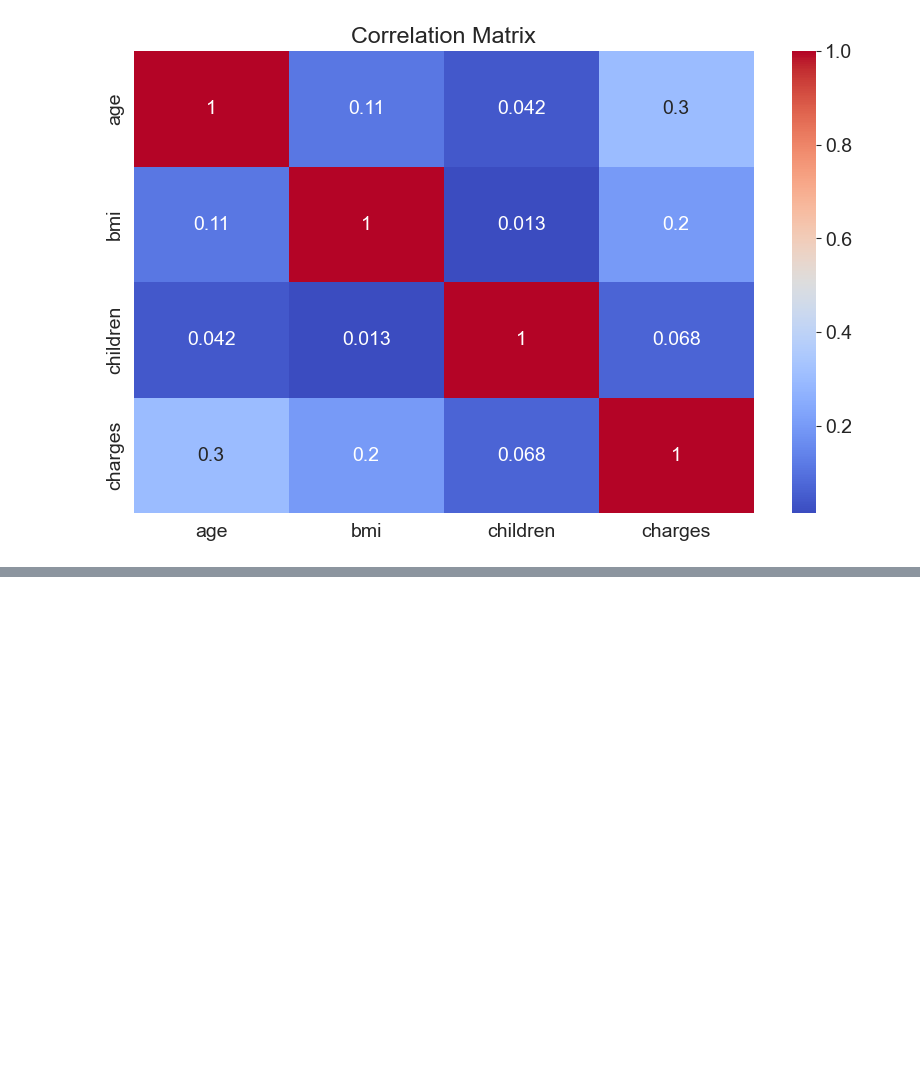
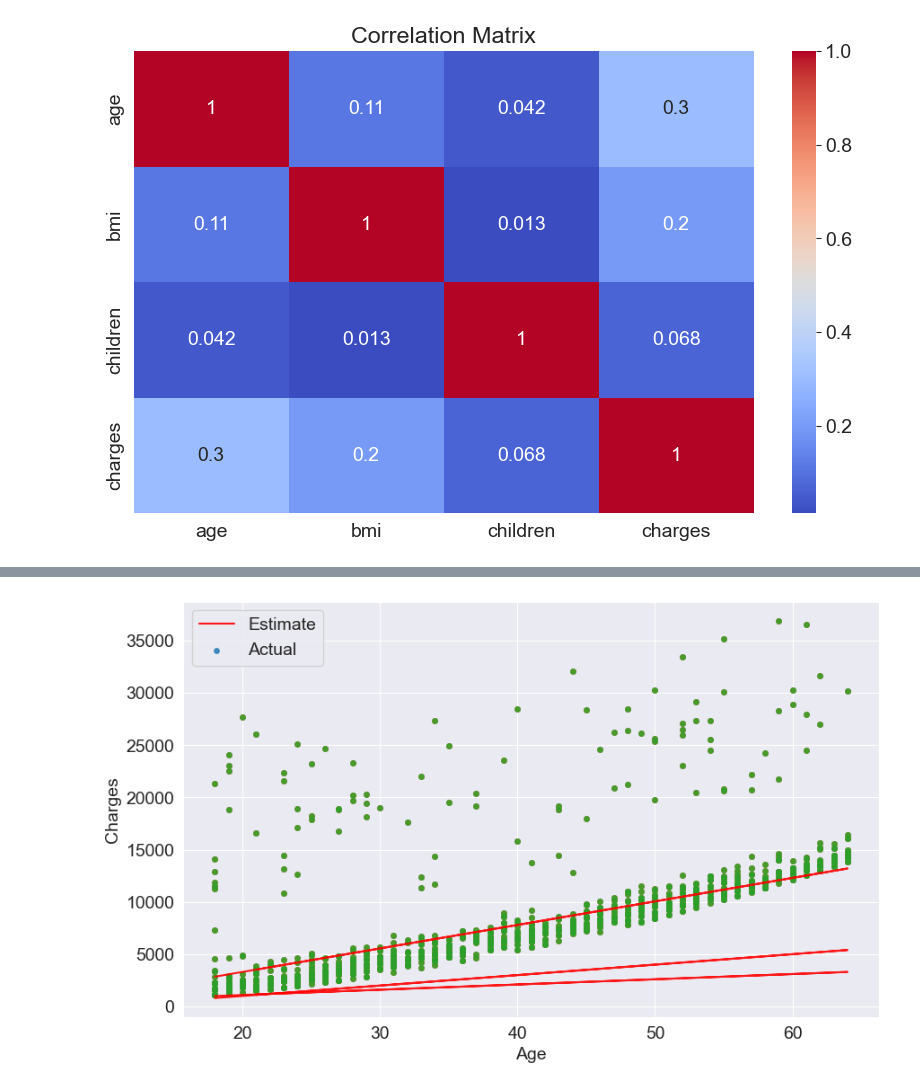
Before and after one commit to Hassan23121999/medical_expenses_predictor, a Jupyter notebook: notebook.ipynb, the cells around one changed output, grey strips where cells are left out. Saved outputs shown, nothing was run; the diff lists cells and outputs as text; code cells hidden in the pictures; blank space fills up the shorter version.

```diff
--- a/notebook.ipynb
+++ b/notebook.ipynb
@@ -229,0 +324,17 @@ plt.show()
+# %%
+def try_parameters(w,b):
+    ages= non_smoker_df.age
+    target = non_smoker_df.charges
+    estimated_charges = estimate_charges(ages, w, b)
+    plt.plot(ages,estimated_charges, 'r', alpha=0.9)
+    plt.scatter(ages,target, alpha=0.8, s=15)
+    plt.xlabel('Age')
+    plt.ylabel('Charges')
+    plt.legend(['Estimate', 'Actual'])
+# %%
+try_parameters(50,100)
+
+try_parameters(100, -1000)
+try_parameters(225, -1200)
+# %% [output]
+[figure, added]
```
Also changed, not shown: parts of 14 cells of this notebook.
